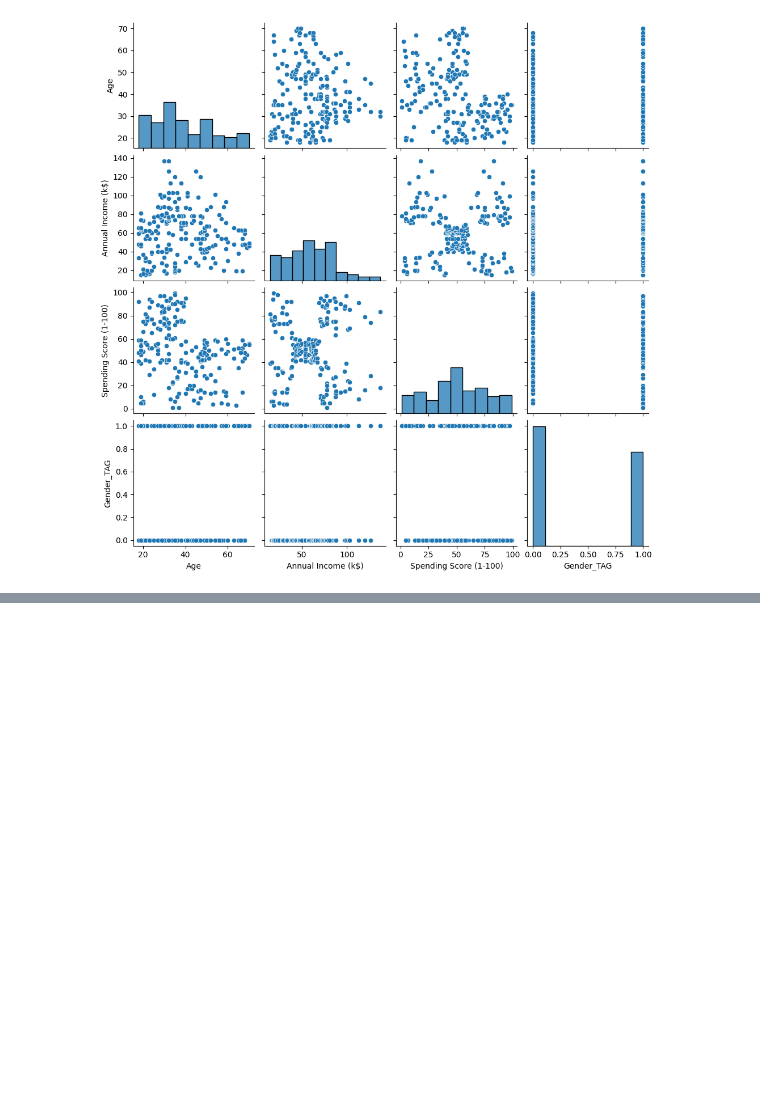
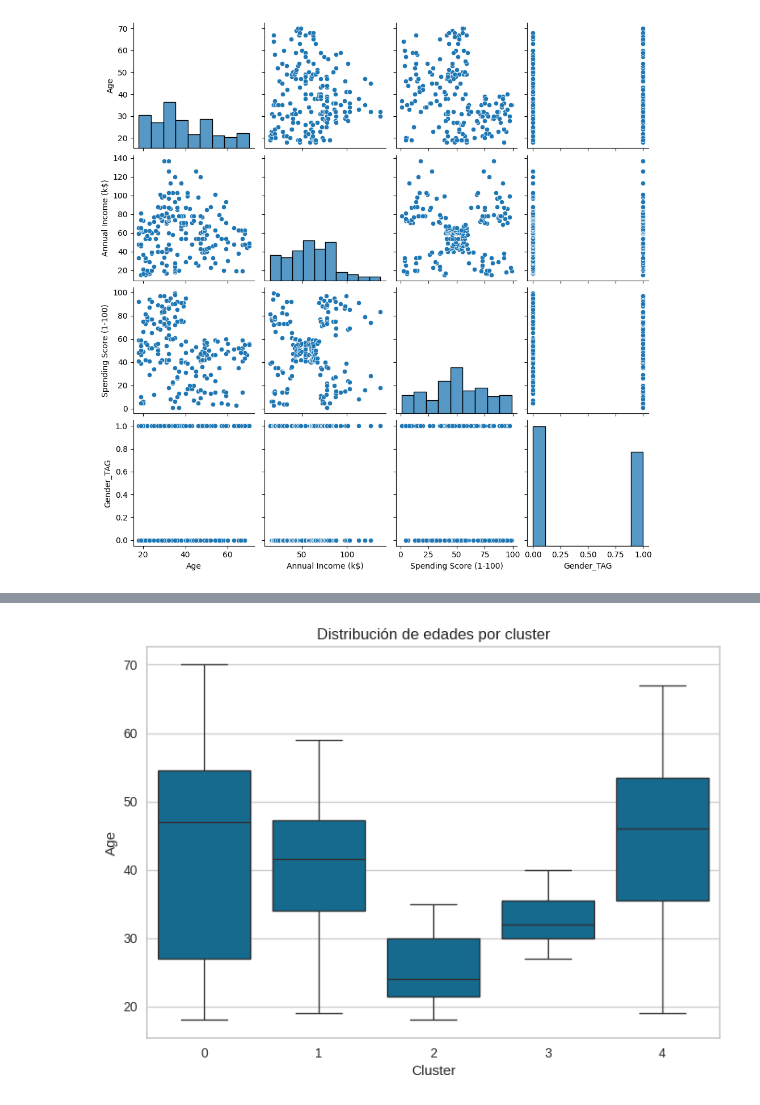
Before and after one commit to DeisyData/BIT_IA_Bootcamp, a Jupyter notebook: S8_C1_kmeans_customers.ipynb, the cells around one changed output, grey strips where cells are left out. Cells and saved outputs as stored; diff of their text form; code cells hidden in the pictures; blank space fills up the shorter version.

```diff
--- a/S8_C1_kmeans_customers.ipynb
+++ b/S8_C1_kmeans_customers.ipynb
@@ -89,0 +142,4 @@ sns.pairplot(df)
+# %%
+df_5k = df.copy()
+df_5k['Cluster'] = model_5k.labels_
+df_5k.head(20)
@@ -89,0 +206,6 @@ sns.pairplot(df)
+# %%
+sns.boxplot(x='Cluster', y='Age', data=df_5k)
+plt.title('Distribución de edades por cluster')
+plt.show()
+# %% [output]
+[figure, added]
```
Also changed, not shown: parts of 23 cells of this notebook.
